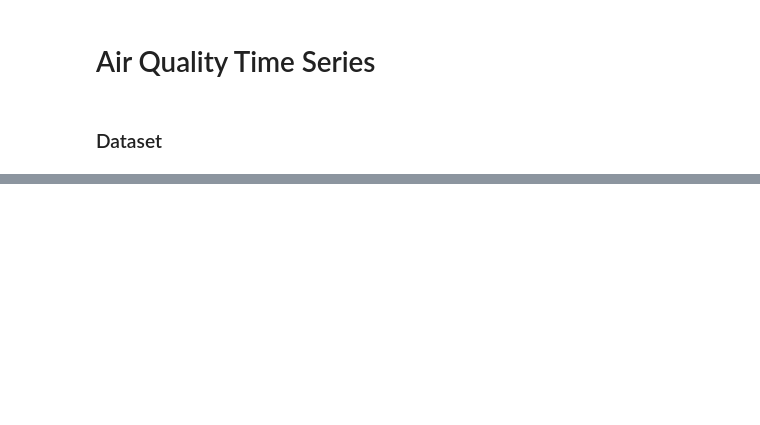
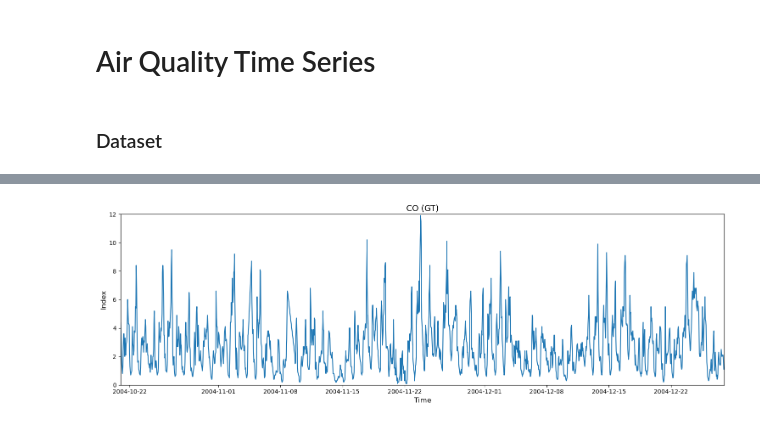
Before and after one commit to LeonardoSMSoares/Economics-Finance-2, a Jupyter notebook: Case Collection/CCMTS 08 - SARIMAX - Air Quality.ipynb, the cells around one changed output, grey strips where cells are left out. Saved outputs shown, nothing was run; the diff lists cells and outputs as text; code cells hidden in the pictures; blank space fills up the shorter version.

```diff
--- a/Case Collection/CCMTS 08 - SARIMAX - Air Quality.ipynb
+++ b/Case Collection/CCMTS 08 - SARIMAX - Air Quality.ipynb
@@ -42,0 +279,24 @@ aqdf.head()
+# %%
+# Ensure index is in datetime format
+aqdf.index = pd.to_datetime(aqdf.index)
+
+# Create figure and axis
+fig, ax = plt.subplots(figsize=(15, 5))  # Set figure size
+
+# Plot traffic volume using line plot
+ax.plot(aqdf.index, aqdf['CO(GT)'])  # Explicitly set datetime index for x-axis
+
+# Formatting
+ax.set_xlabel('Time', fontsize=12)  # Set x-axis label
+ax.set_ylabel('Index', fontsize=12)  # Set y-axis label
+ax.set_title('CO (GT)', fontsize=14)  # Set title
+
+# Set XY-limits
+ax.set_ylim(0, 12)
+ax.set_xlim(pd.to_datetime('2004-10-21'), pd.to_datetime('2004-12-28'))
+
+# Show the plot
+plt.tight_layout()
+plt.show();
+# %% [output]
+[figure, added]
```
Also changed, not shown: parts of 64 cells of this notebook.
